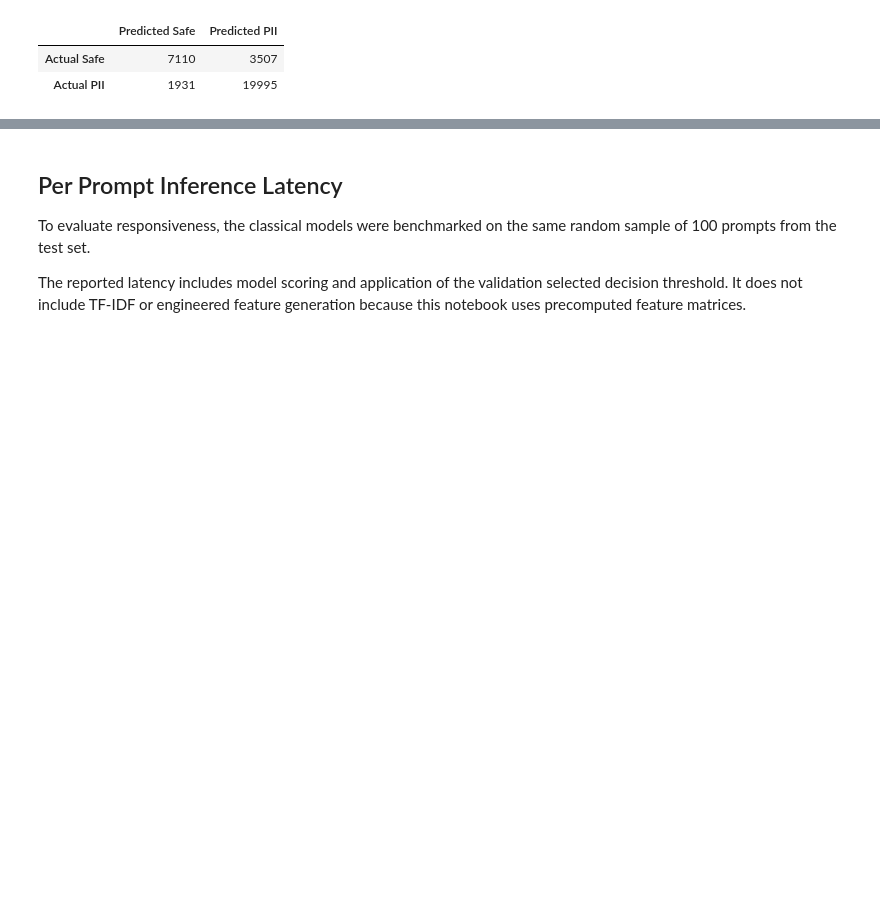
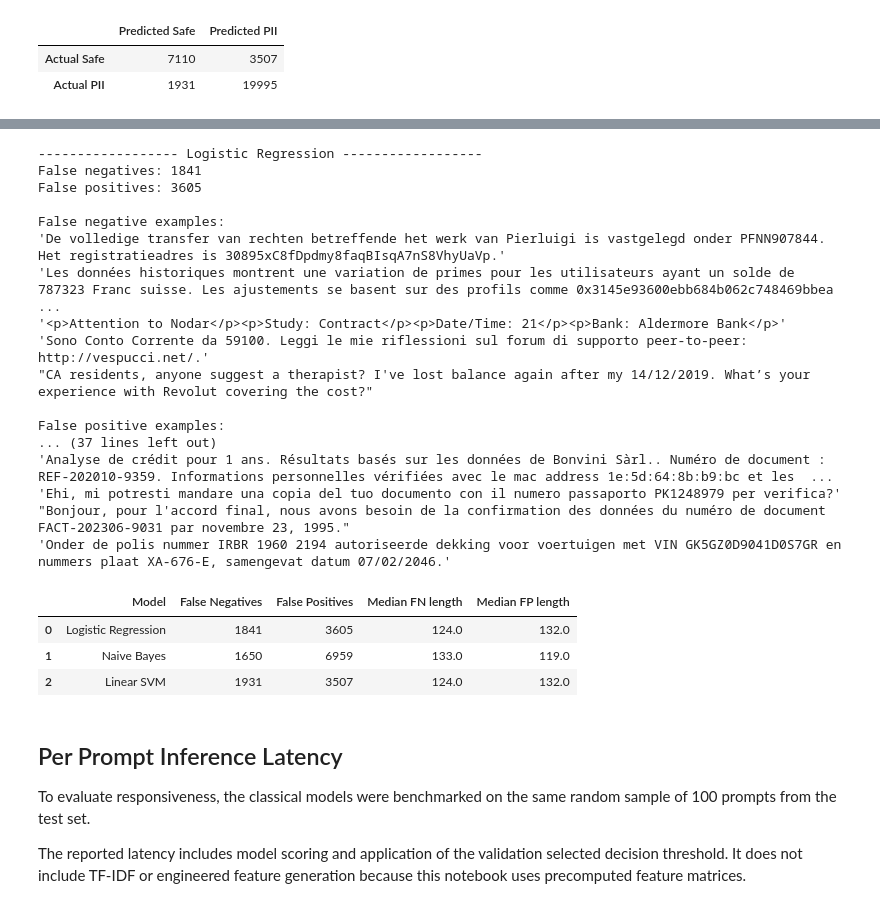
Before and after one commit to Cyber-207/cyber207_specialized_PII_detection_comparison, a Jupyter notebook: notebooks/03_classical_models.ipynb, the cells around one changed output, grey strips where cells are left out. Drawn from its saved outputs; the diff is of its cells as text; code cells hidden in the pictures; blank space fills up the shorter version.

Commit message:
Error analysis

```diff
--- a/notebooks/03_classical_models.ipynb
+++ b/notebooks/03_classical_models.ipynb
@@ -880,3 +886,64 @@ weighted avg       0.83      0.83      0.83     32543
+# %%
+# load the original test prompts
+test_df = pd.read_parquet(repo_root / 'data_splits/test.parquet').reset_index(drop=True)
+
+# confirm the prompts and labels are aligned
+assert len(test_df) == len(test_labels)
+assert np.array_equal(test_df['label'].to_numpy(), test_labels)
+
+model_predictions = {'Logistic Regression': lr_test_predictions, 'Naive Bayes': nb_test_predictions, 'Linear SVM': svm_test_predictions}
+errors = []
+
+for model_name, predictions in model_predictions.items():
+    model_errors = test_df[['text', 'label']].copy()
+    model_errors['prediction'] = predictions
+
+    fns = model_errors[(model_errors['label'] == 1) & (model_errors['prediction'] == 0)]
+    fps = model_errors[(model_errors['label'] == 0) & (model_errors['prediction'] == 1)]
+
+    errors.append({
+        'Model': model_name,
+        'False Negatives': len(fns),
+        'False Positives': len(fps),
+        'Median FN length': fns['text'].str.len().median(),
+        'Median FP length': fps['text'].str.len().median()
+    })
+
+    print(f'\n------------------ {model_name} ------------------')
+    print(f'False negatives: {len(fns)}')
+    print(f'False positives: {len(fps)}')
+
+    print('\nFalse negative examples:')
+    for text in fns['text'].sample(5, random_state=42):
+        print(repr(text[:200]))
+
+    print('\nFalse positive examples:')
+    for text in fps['text'].sample(5, random_state=42):
+        print(repr(text[:200]))
+
+pd.DataFrame(errors)
+# %% [output]
+------------------ Logistic Regression ------------------
+False negatives: 1841
+False positives: 3605
+
+False negative examples:
+'De volledige transfer van rechten betreffende het werk van Pierluigi is vastgelegd onder PFNN907844. Het registratieadres is 30895xC8fDpdmy8faqBIsqA7nS8VhyUaVp.'
+'Les données historiques montrent une variation de primes pour les utilisateurs ayant un solde de 787323 Franc suisse. Les ajustements se basent sur des profils comme 0x3145e93600ebb684b062c748469bbea ...
+'<p>Attention to Nodar</p><p>Study: Contract</p><p>Date/Time: 21</p><p>Bank: Aldermore Bank</p>'
+'Sono Conto Corrente da 59100. Leggi le mie riflessioni sul forum di supporto peer-to-peer: http://vespucci.net/.'
+"CA residents, anyone suggest a therapist? I've lost balance again after my 14/12/2019. What’s your experience with Revolut covering the cost?"
+
+False positive examples:
+... (37 lines left out)
+'Analyse de crédit pour 1 ans. Résultats basés sur les données de Bonvini Sàrl.. Numéro de document : REF-202010-9359. Informations personnelles vérifiées avec le mac address 1e:5d:64:8b:b9:bc et les  ...
+'Ehi, mi potresti mandare una copia del tuo documento con il numero passaporto PK1248979 per verifica?'
+"Bonjour, pour l'accord final, nous avons besoin de la confirmation des données du numéro de document FACT-202306-9031 par novembre 23, 1995."
+'Onder de polis nummer IRBR 1960 2194 autoriseerde dekking voor voertuigen met VIN GK5GZ0D9041D0S7GR en nummers plaat XA-676-E, samengevat datum 07/02/2046.'
+|  | Model | False Negatives | False Positives | Median FN length | Median FP length |
+| 0 | Logistic Regression | 1841 | 3605 | 124.0 | 132.0 |
+| 1 | Naive Bayes | 1650 | 6959 | 133.0 | 119.0 |
+| 2 | Linear SVM | 1931 | 3507 | 124.0 | 132.0 |
 # %% [markdown]
 ## Per Prompt Inference Latency
 
```
Also changed, not shown: parts of 2 cells of this notebook.
